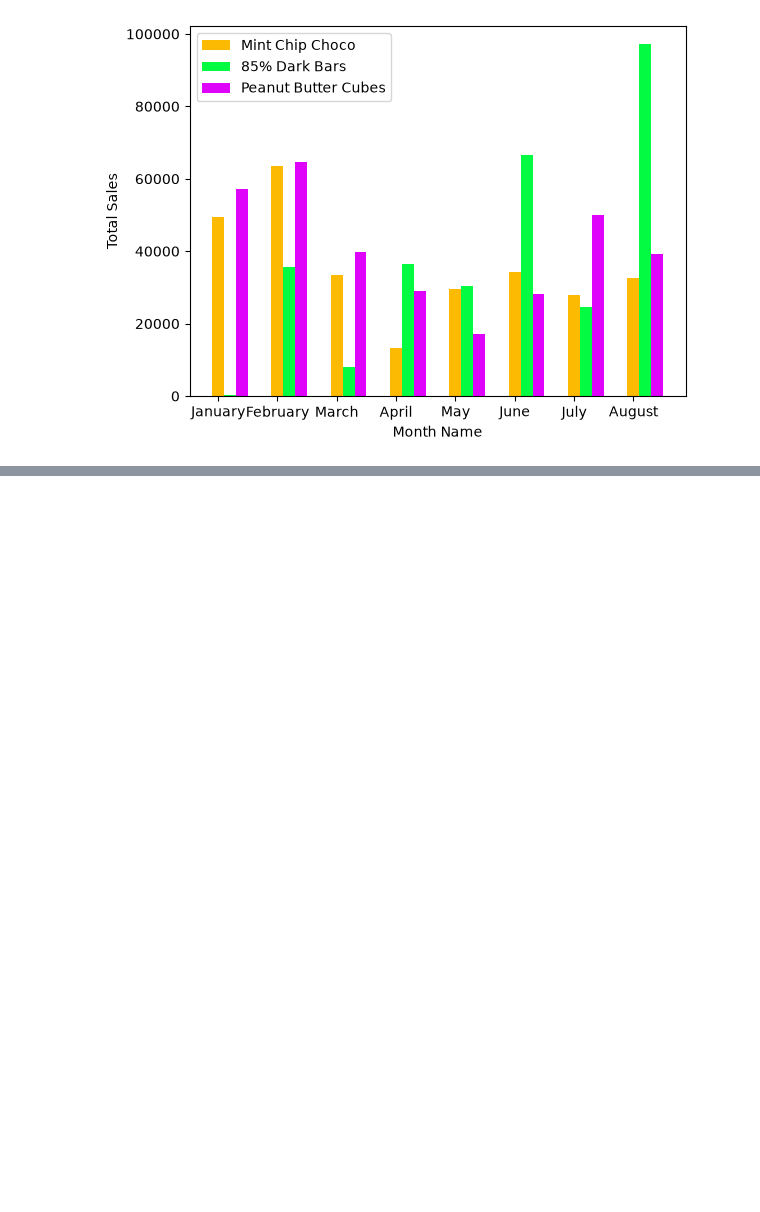
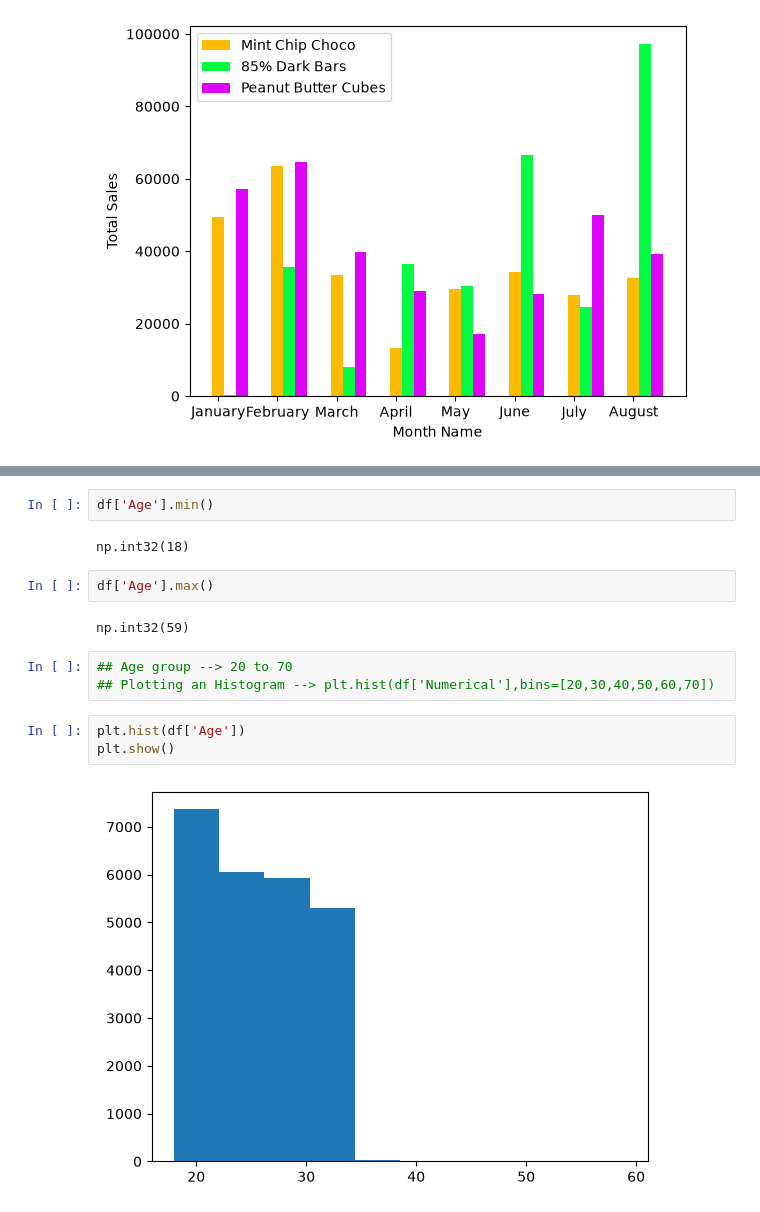
Before and after one commit to neelratanpatel/Python_programs, a Jupyter notebook: F_12_MATPLOTLIB/P_02_Getting_Started.ipynb, the cells around one changed output, grey strips where cells are left out. Saved outputs shown, nothing was run; the diff lists cells and outputs as text; blank space fills up the shorter version.

```diff
--- a/F_12_MATPLOTLIB/P_02_Getting_Started.ipynb
+++ b/F_12_MATPLOTLIB/P_02_Getting_Started.ipynb
@@ -1282,0 +1319,16 @@ plt.show()
+# %%
+df['Age'].min()
+# %% [output]
+np.int32(18)
+# %%
+df['Age'].max()
+# %% [output]
+np.int32(59)
+# %%
+## Age group --> 20 to 70
+## Plotting an Histogram --> plt.hist(df['Numerical'],bins=[20,30,40,50,60,70])
+# %%
+plt.hist(df['Age'])
+plt.show()
+# %% [output]
+[figure, added]
```
Also changed, not shown: parts of 36 cells of this notebook.
